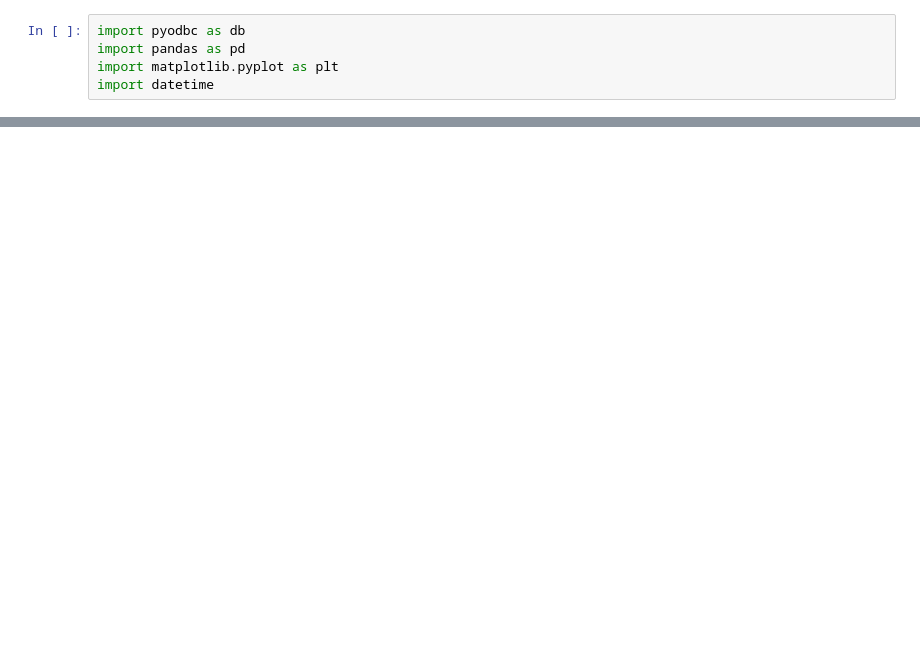
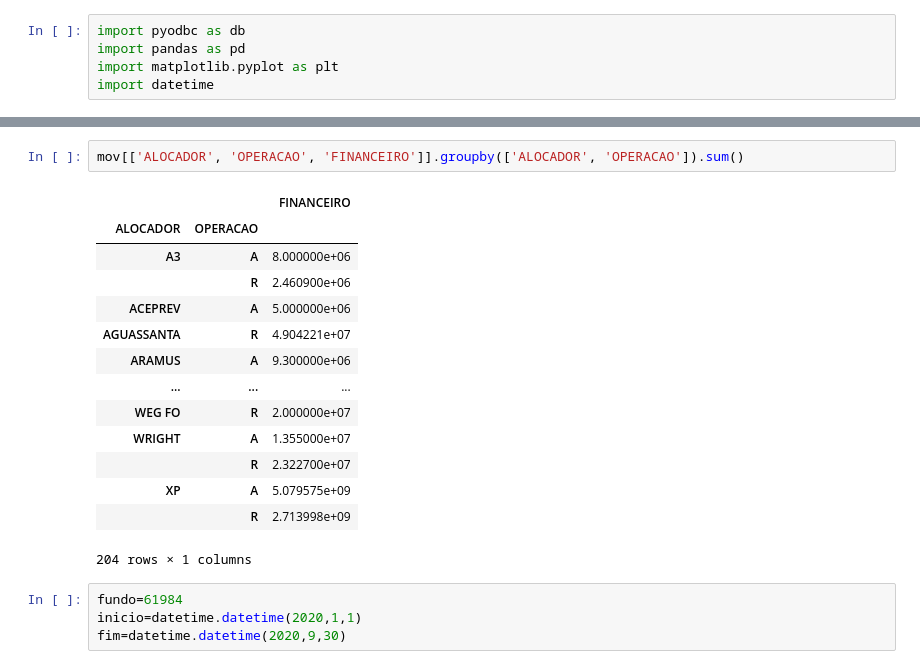
Before and after one commit to spxalessandramalizia/Destaques-Aplica-o-e-Resgate, a Jupyter notebook: notebooks/teste.ipynb, the cells around one changed output, grey strips where cells are left out. Drawn from its saved outputs; the diff is of its cells as text; blank space fills up the shorter version.

```diff
--- a/notebooks/teste.ipynb
+++ b/notebooks/teste.ipynb
@@ -42,0 +61,21 @@ mov
+# %%
+mov[['ALOCADOR', 'OPERACAO', 'FINANCEIRO']].groupby(['ALOCADOR', 'OPERACAO']).sum()
+# %% [output]
+|  |  | FINANCEIRO |
+| ALOCADOR | OPERACAO |  |
+| A3 | A | 8.000000e+06 |
+|  | R | 2.460900e+06 |
+| ACEPREV | A | 5.000000e+06 |
+| AGUASSANTA | R | 4.904221e+07 |
+| ARAMUS | A | 9.300000e+06 |
+| ... | ... | ... |
+| WEG FO | R | 2.000000e+07 |
+| WRIGHT | A | 1.355000e+07 |
+|  | R | 2.322700e+07 |
+| XP | A | 5.079575e+09 |
+|  | R | 2.713998e+09 |
+204 rows × 1 columns
+# %%
+fundo=61984
+inicio=datetime.datetime(2020,1,1)
+fim=datetime.datetime(2020,9,30)
```
Also changed, not shown: parts of 13 cells of this notebook, 1 other file.
